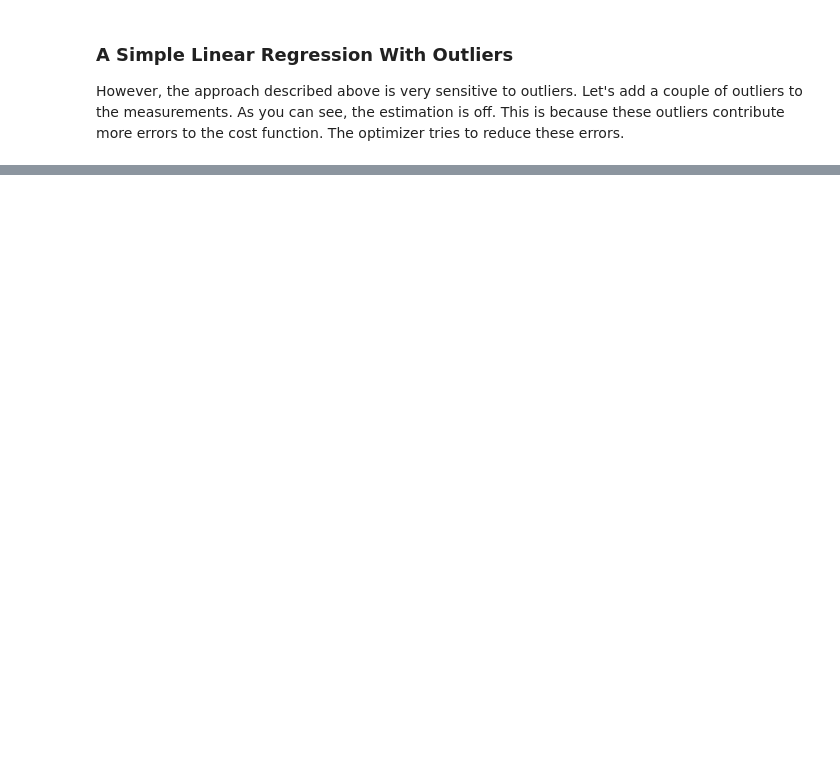
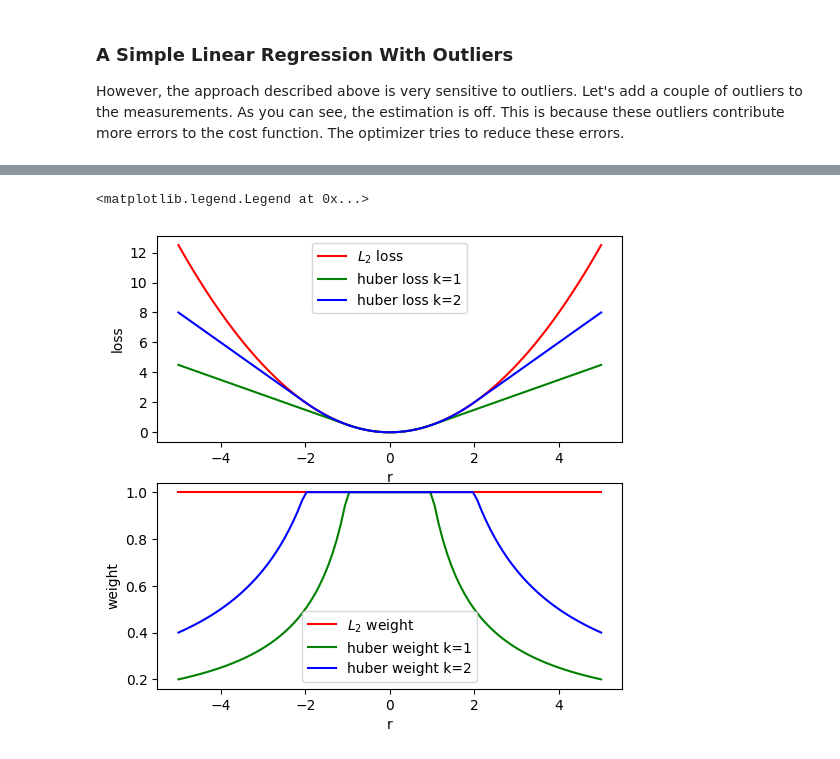
Before and after one commit to xipengwang/xipengwang.github.io, a Jupyter notebook: notebooks/paper-reading-mixture-models-for-least-square-optimization.ipynb, the cells around one changed output, grey strips where cells are left out. Drawn from its saved outputs; the diff is of its cells as text; code cells hidden in the pictures; blank space fills up the shorter version.

```diff
--- a/notebooks/paper-reading-mixture-models-for-least-square-optimization.ipynb
+++ b/notebooks/paper-reading-mixture-models-for-least-square-optimization.ipynb
@@ -136,0 +170,40 @@ References:
+# %%
+# Robust Kernel Functions
+
+import matplotlib.pyplot as plt
+import numpy as np
+
+def huber_loss(r, k):
+    y = np.zeros(r.shape)
+    y[np.abs(r) < k] = 0.5 * (r[np.abs(r) < k] ** 2)
+    y[np.abs(r) >= k] = k * (np.abs(r[np.abs(r) >= k]) - 0.5*k)
+    return y
+
+def huber_weight(r, k):
+    y = np.ones(r.shape)
+    y[np.abs(r) >= k] = k / np.abs(r[np.abs(r) >= k])
+    return y
+
+r = np.linspace(-5, 5, 100)
+
+fig, (ax1, ax2) = plt.subplots(
+    nrows=2, ncols=1, figsize=(6,6), dpi=100)
+
+ax1.plot(r, 0.5 * r**2, '-r', label='$L_2$ loss')
+ax1.plot(r, huber_loss(r,1), '-g', label='huber loss k=1')
+ax1.plot(r, huber_loss(r,2), '-b', label='huber loss k=2')
+ax1.set_ylabel('loss')
+ax1.set_xlabel('r')
+ax1.legend()
+
+ax2.plot(r, np.ones(r.shape), '-r', label='$L_2$ weight')
+ax2.plot(r, huber_weight(r,1), '-g', label='huber weight k=1')
+ax2.plot(r, huber_weight(r,2), '-b', label='huber weight k=2')
+ax2.set_ylabel('weight')
+ax2.set_xlabel('r')
+ax2.legend()
+
+#
+# %% [output]
+<matplotlib.legend.Legend at 0x...>
+[figure, added]
```
Also changed, not shown: parts of 13 cells of this notebook, 6 other files.
